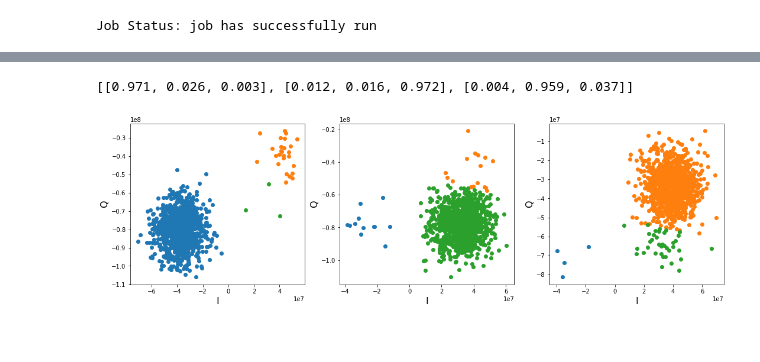
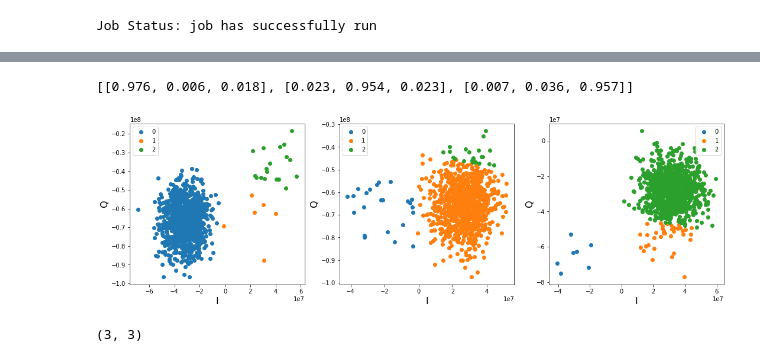
Before and after one commit to alejomonbar/drag-pulse, a Jupyter notebook: DRAG Pulses.ipynb, the cells around one changed output, grey strips where cells are left out. Saved outputs shown, nothing was run; the diff lists cells and outputs as text; code cells hidden in the pictures.

```diff
--- a/DRAG Pulses.ipynb
+++ b/DRAG Pulses.ipynb
@@ -174,8 +194,8 @@ from qiskit.pulse import Gaussian
 # %%
 qubit = 0
 amp = 0.4
-n = 160
-spec_pulse = Gaussian(duration=n, amp=amp, sigma=(n//4))
+duration = 160
+spec_pulse = Gaussian(duration=duration, amp=amp, sigma=(n//4))
 measure = backend.defaults().instruction_schedule_map.get('measure',qubits = [qubit])
 num_exp = 20# number of experiments
 f01 = backend.defaults().qubit_freq_est[0]
@@ -222,7 +241,7 @@ Text(0.5, 1.0, 'Frequency calibrated 4663576319.761971')
 ### Finding the amplitude
 # %%
 scheds = []
-amplitudes = np.linspace(0,1,75)
+amplitudes = np.linspace(0,0.4,25)
 for amp in amplitudes:
     spec_pulse = Gaussian(duration=n, amp=amp, sigma=(n//4))
     with pulse.build() as Schedule:
@@ -245,7 +264,7 @@ Job Status: job has successfully run
 results = job_amp.result()
 # %%
 amp_cal = []
-for i in range(75):
+for i in range(len(amplitudes)):
     amp_cal.append(results.get_memory(i))
 amp_cal = np.array(amp_cal)
 amp_cal = np.squeeze(amp_cal)[:,:,0]
@@ -317,0 +343,9 @@ kmeans = KMeans(n_clusters=3).fit(X)
+# %%
+centers = kmeans.cluster_centers_
+plt.figure()
+for i in range(3):
+    plt.scatter(result[:,0,i], result[:,1,i], label = f"{i}", alpha = 0.5)
+    plt.text(centers[i][0], centers[i][1], f"{i}", fontsize=16)
+plt.legend()
+
+labels = [1,0,2]
@@ -318,16 +354,17 @@ kmeans = KMeans(n_clusters=3).fit(X)
 # %%
 fig, ax = plt.subplots(1,3, figsize=(18,5))
 count = []
 for j in range(3):
     case = 2
     pred0 = kmeans.predict(result[:,:,j])
     for i in range(3):
-        pred = result[pred0==i,:,j]
+        pred = result[pred0==labels[i],:,j]
         ax[j].scatter(pred[:,0],pred[:,1], label=f"{i}")
     ax[j].set_xlabel("I", fontsize=16)
     ax[j].set_ylabel("Q", fontsize=16)
-    count.append([np.sum(pred0==i)/len(pred0) for i in range(3)])
+    ax[j].legend()
+    count.append([np.sum(pred0==labels[i])/len(pred0) for i in range(3)])
 count
 # %% [output]
-[[0.971, 0.026, 0.003], [0.012, 0.016, 0.972], [0.004, 0.959, 0.037]]
+[[0.976, 0.006, 0.018], [0.023, 0.954, 0.023], [0.007, 0.036, 0.957]]
-[figure, old version]
+[figure, new version]
@@ -333,0 +373,4 @@ count
+# %%
+count.shape
+# %% [output]
+(3, 3)
```
Also changed, not shown: parts of 25 cells of this notebook.
